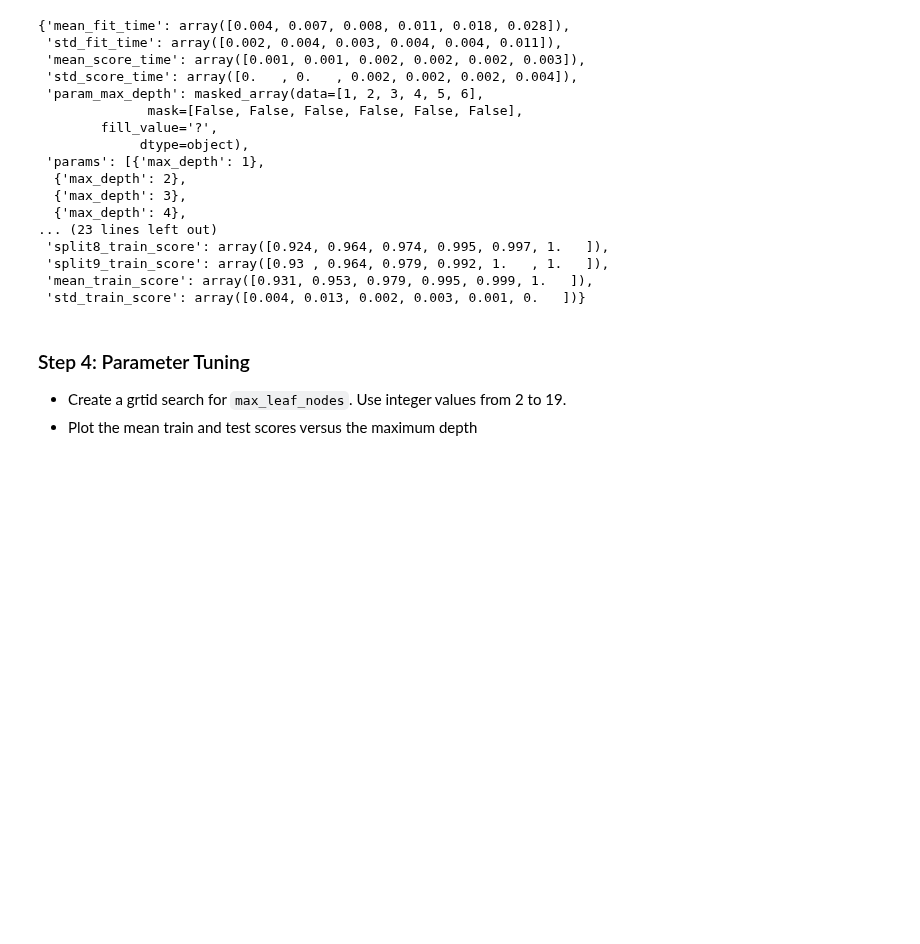
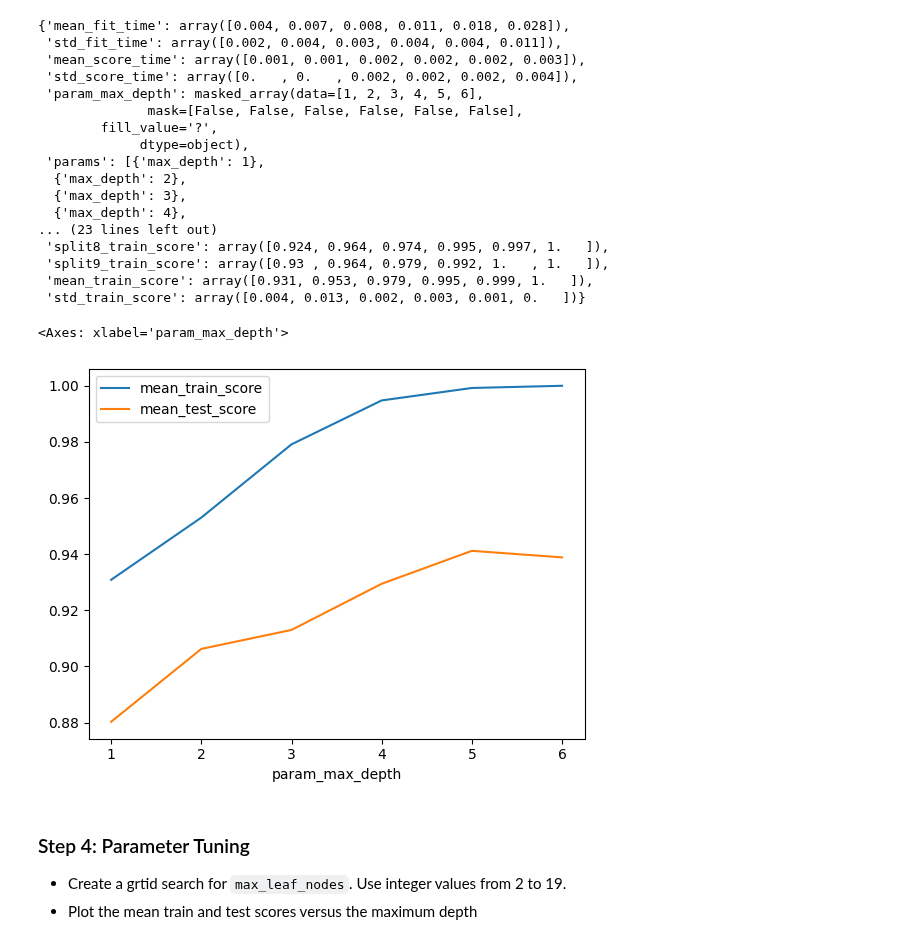
Before and after one commit to arifaygun/Magnimind-ML, a Jupyter notebook: AA_5_01_DecisionTreesSt.ipynb, the cells around one changed output. Cells and saved outputs as stored; diff of their text form; code cells hidden in the pictures; blank space fills up the shorter version.

```diff
--- a/AA_5_01_DecisionTreesSt.ipynb
+++ b/AA_5_01_DecisionTreesSt.ipynb
@@ -201,6 +201,12 @@ grid.cv_results_
  'split9_train_score': array([0.93 , 0.964, 0.979, 0.992, 1.   , 1.   ]),
  'mean_train_score': array([0.931, 0.953, 0.979, 0.995, 0.999, 1.   ]),
  'std_train_score': array([0.004, 0.013, 0.002, 0.003, 0.001, 0.   ])}
+# %%
+scores = pd.DataFrame(grid.cv_results_)
+scores.plot(x='param_max_depth', y=['mean_train_score', 'mean_test_score'])
+# %% [output]
+<Axes: xlabel='param_max_depth'>
+[figure, added]
 # %% [markdown]
 ### Step 4: Parameter Tuning
 - Create a grtid search for `max_leaf_nodes`. Use integer values from 2 to 19.
```
